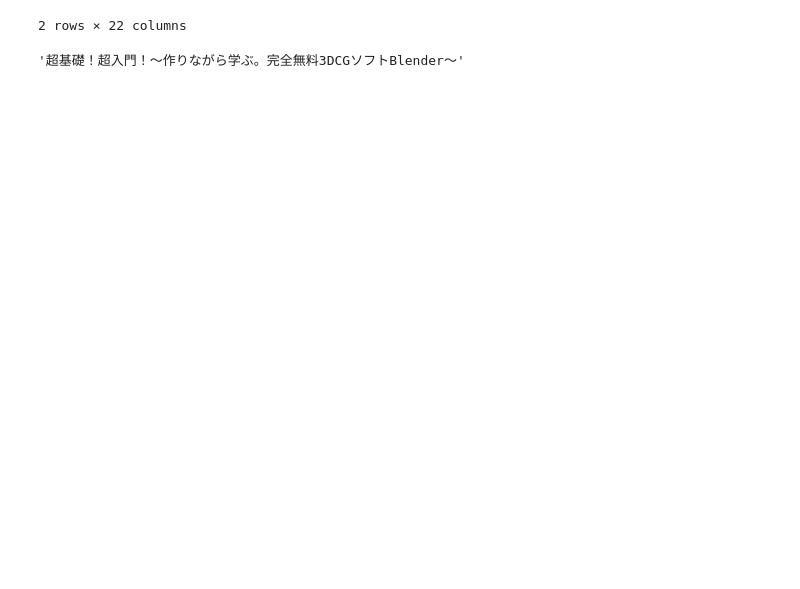
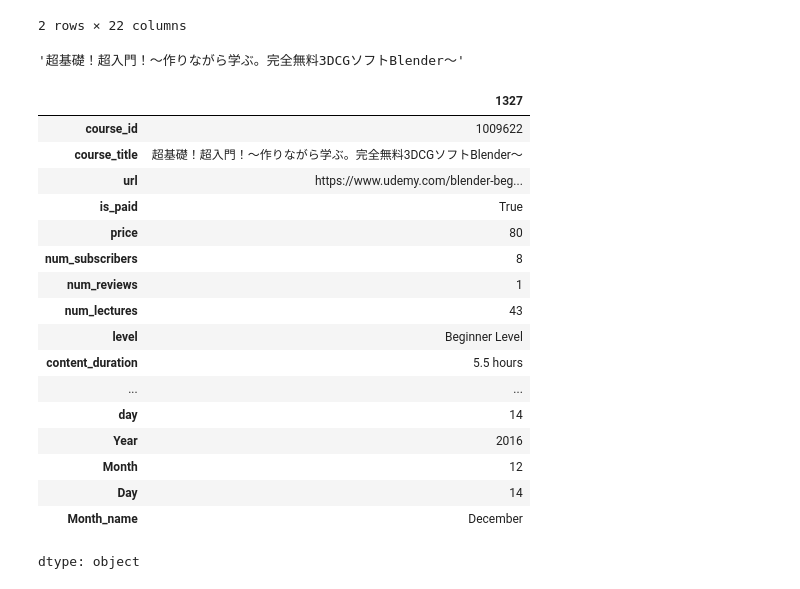
Before and after one commit to AAdewunmi/Online-Course-Recommendation-App-Project, a Jupyter notebook: EDA_On_UdemyDataset.ipynb, the cells around one changed output. Saved outputs shown, nothing was run; the diff lists cells and outputs as text; code cells hidden in the pictures; blank space fills up the shorter version.

Commit message:
Access dataframe row at index 1327

```diff
--- a/EDA_On_UdemyDataset.ipynb
+++ b/EDA_On_UdemyDataset.ipynb
@@ -713,3 +713,26 @@ df[df['course_title'].str.len()==min(df['course_title'].str.len())]
 df['course_title'].iloc[1327]
 # %% [output]
 '超基礎！超入門！〜作りながら学ぶ。完全無料3DCGソフトBlender〜'
+# %%
+# Access dataframe row at index 1327
+
+df.iloc[1327]
+# %% [output]
+|  | 1327 |
+| course_id | 1009622 |
+| course_title | 超基礎！超入門！〜作りながら学ぶ。完全無料3DCGソフトBlender〜 |
+| url | https://www.udemy.com/blender-beg... |
+| is_paid | True |
+| price | 80 |
+| num_subscribers | 8 |
+| num_reviews | 1 |
+| num_lectures | 43 |
+| level | Beginner Level |
+| content_duration | 5.5 hours |
+| ... | ... |
+| day | 14 |
+| Year | 2016 |
+| Month | 12 |
+| Day | 14 |
+| Month_name | December |
+dtype: object
```
